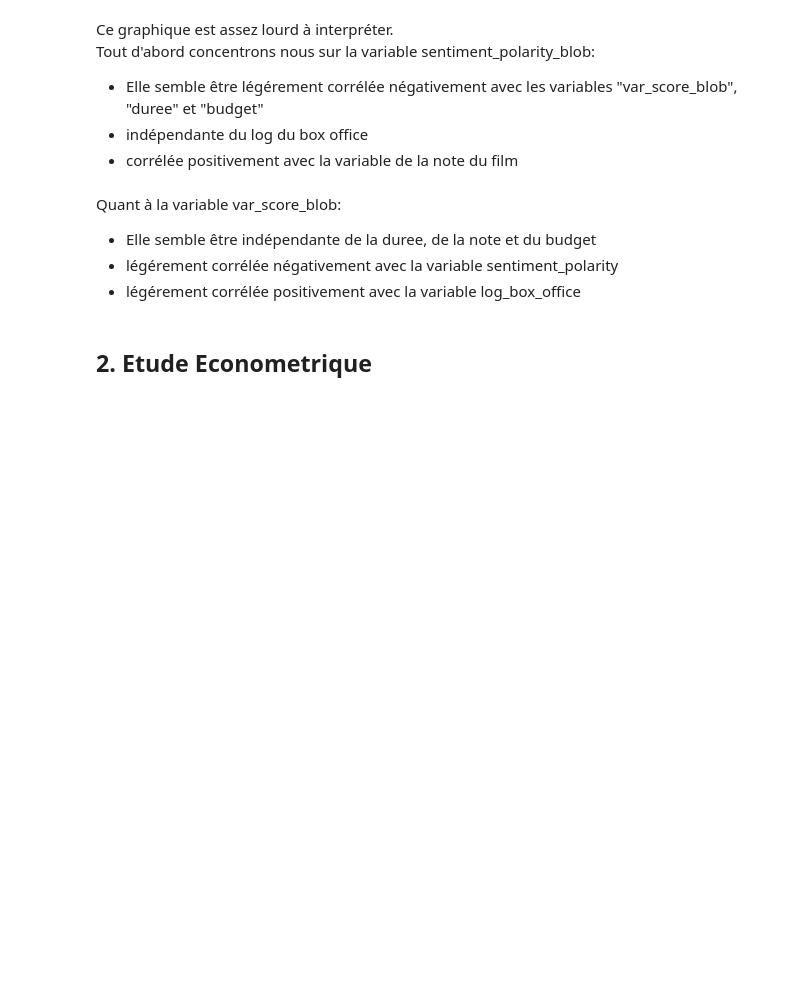
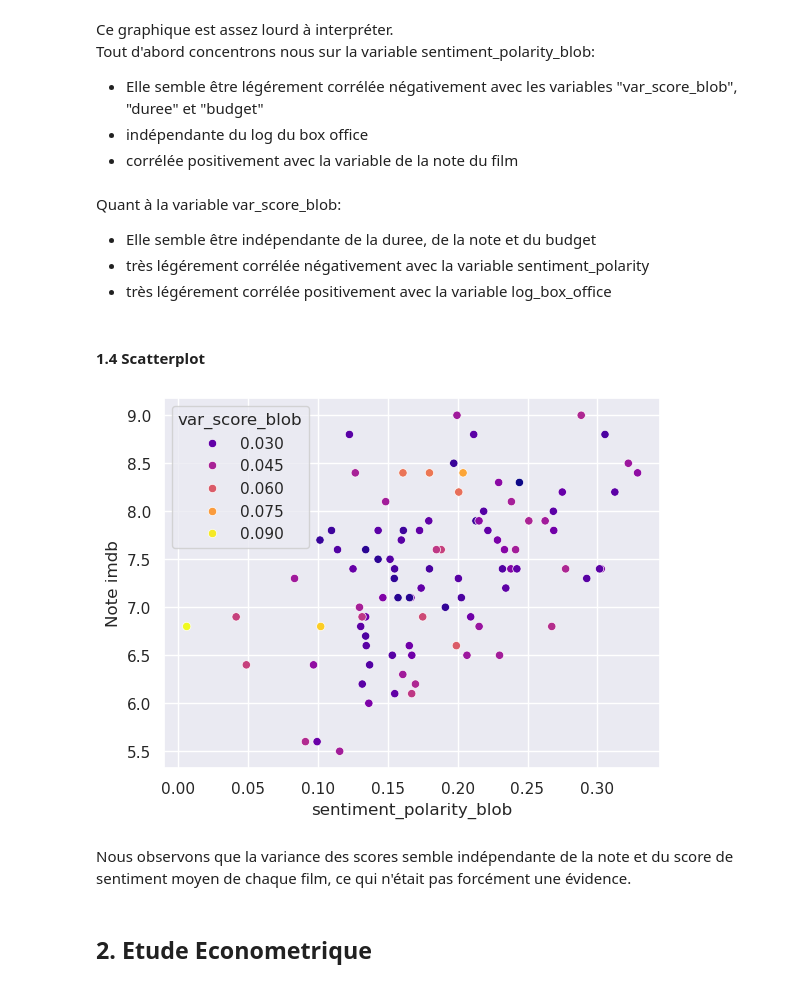
Before and after one commit to LouisArmand0/Projet_Python, a Jupyter notebook: Analyse_modelisation_3o3.ipynb, the cells around one changed output. Saved outputs shown, nothing was run; the diff lists cells and outputs as text; code cells hidden in the pictures; blank space fills up the shorter version.

```diff
--- a/Analyse_modelisation_3o3.ipynb
+++ b/Analyse_modelisation_3o3.ipynb
@@ -72,6 +47,0 @@ Par exemple, pour le premier commentaire de la bdd, on peut dès à présent avo
-# %%
-#Convertir les commentaires en string.
-def string_function(column):
-    return column.str.lower()
-
-df['Commentaire'] =  string_function(df["Commentaire"])
@@ -432,8 +338,17 @@ Tout d'abord concentrons nous sur la variable sentiment_polarity_blob:
 # %% [markdown]
 Quant à la variable var_score_blob:
 + Elle semble être indépendante de la duree, de la note et du budget
-+ légérement corrélée négativement avec la variable sentiment_polarity
-+ légérement corrélée positivement avec la variable log_box_office
++ très légérement corrélée négativement avec la variable sentiment_polarity
++ très légérement corrélée positivement avec la variable log_box_office
+# %% [markdown]
+#### **1.4** Scatterplot
+# %%
+sns.scatterplot(x='sentiment_polarity_blob', y='Note imdb', hue='var_score_blob', data=df, legend='brief', palette='plasma')
+plt.show()
+# %% [output]
+[figure, added]
+# %% [markdown]
+Nous observons que la variance des scores semble indépendante de la note et du score de sentiment moyen de chaque film, ce qui n'était pas forcément une évidence.
 # %% [markdown]
 ## **2.** Etude Econometrique
 # %% [markdown]
```
Also changed, not shown: parts of 59 cells of this notebook.
